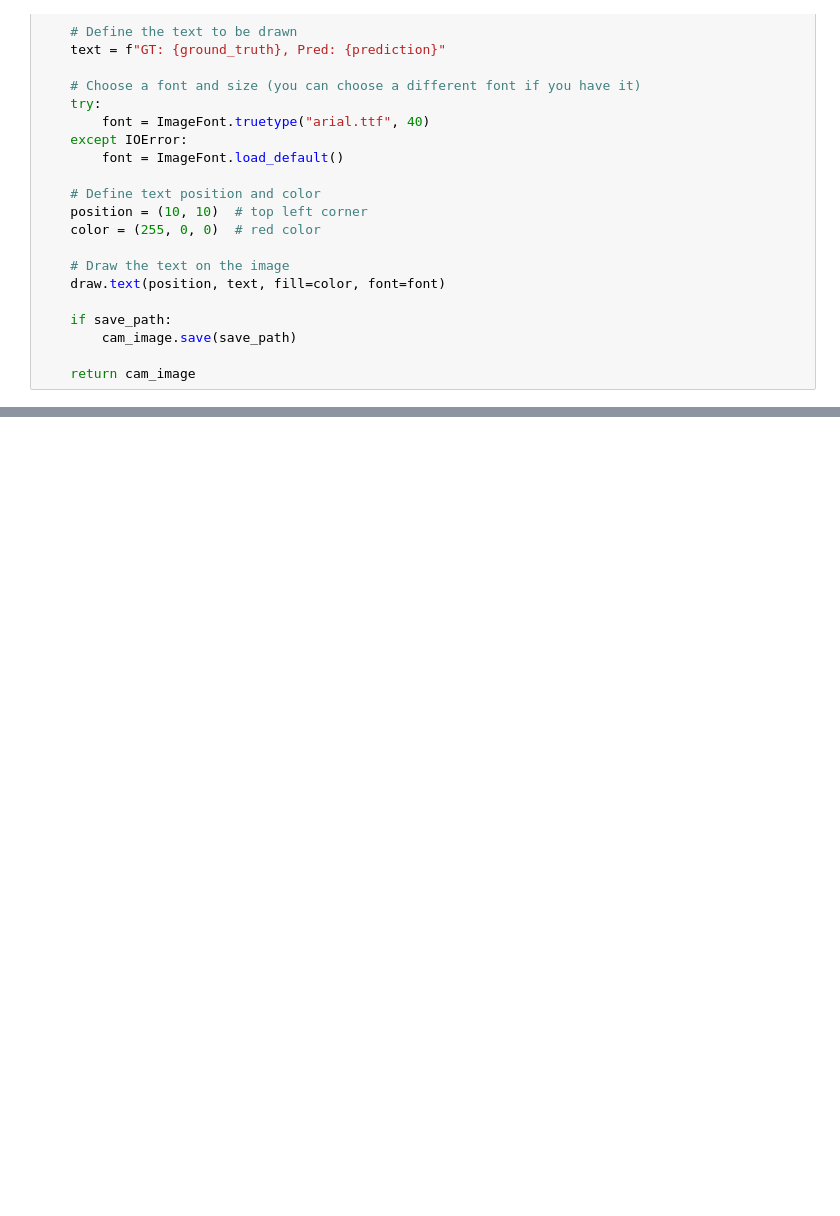
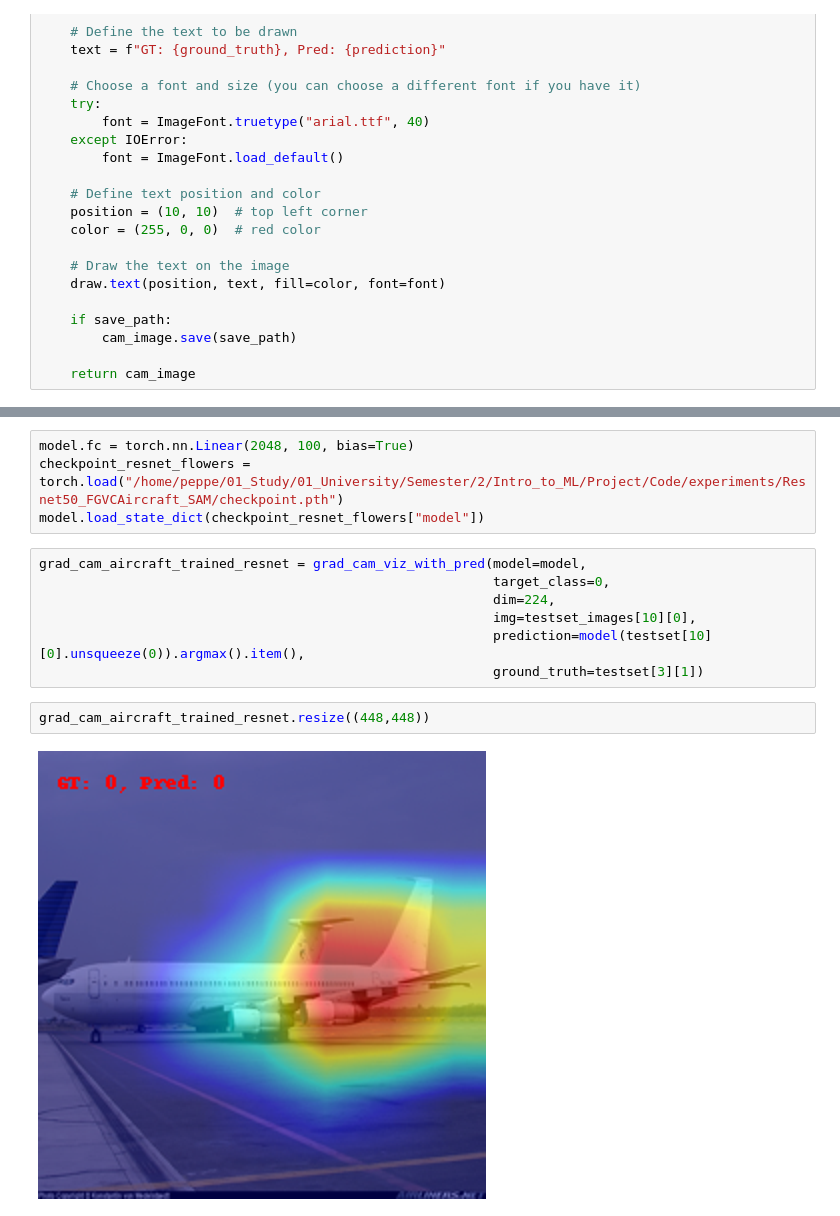
Before and after one commit to pippotek/Fine-Grained-Visual-Classification, a Jupyter notebook: utility/gradcam/grad_cam_example.ipynb, the cells around one changed output, grey strips where cells are left out. Saved outputs shown, nothing was run; the diff lists cells and outputs as text; blank space fills up the shorter version.

```diff
--- a/utility/gradcam/grad_cam_example.ipynb
+++ b/utility/gradcam/grad_cam_example.ipynb
@@ -222,0 +136,15 @@ SwinTransformerBlock(
+# %%
+model.fc = torch.nn.Linear(2048, 100, bias=True)
+checkpoint_resnet_flowers = torch.load("/home/peppe/01_Study/01_University/Semester/2/Intro_to_ML/Project/Code/experiments/Resnet50_FGVCAircraft_SAM/checkpoint.pth")
+model.load_state_dict(checkpoint_resnet_flowers["model"])
+# %%
+grad_cam_aircraft_trained_resnet = grad_cam_viz_with_pred(model=model,
+                                                          target_class=0,
+                                                          dim=224,
+                                                          img=testset_images[10][0],
+                                                          prediction=model(testset[10][0].unsqueeze(0)).argmax().item(),
+                                                          ground_truth=testset[3][1])
+# %%
+grad_cam_aircraft_trained_resnet.resize((448,448))
+# %% [output]
+[figure, added]
```
Also changed, not shown: parts of 18 cells of this notebook, 1 other file.
